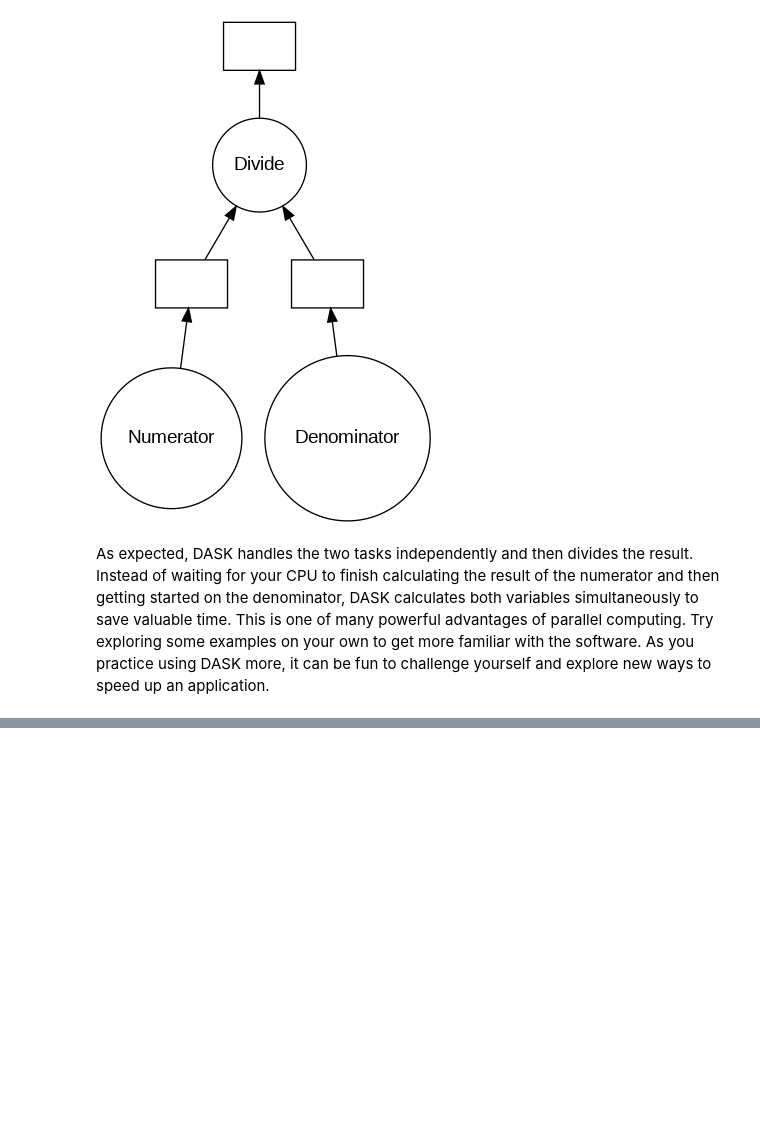
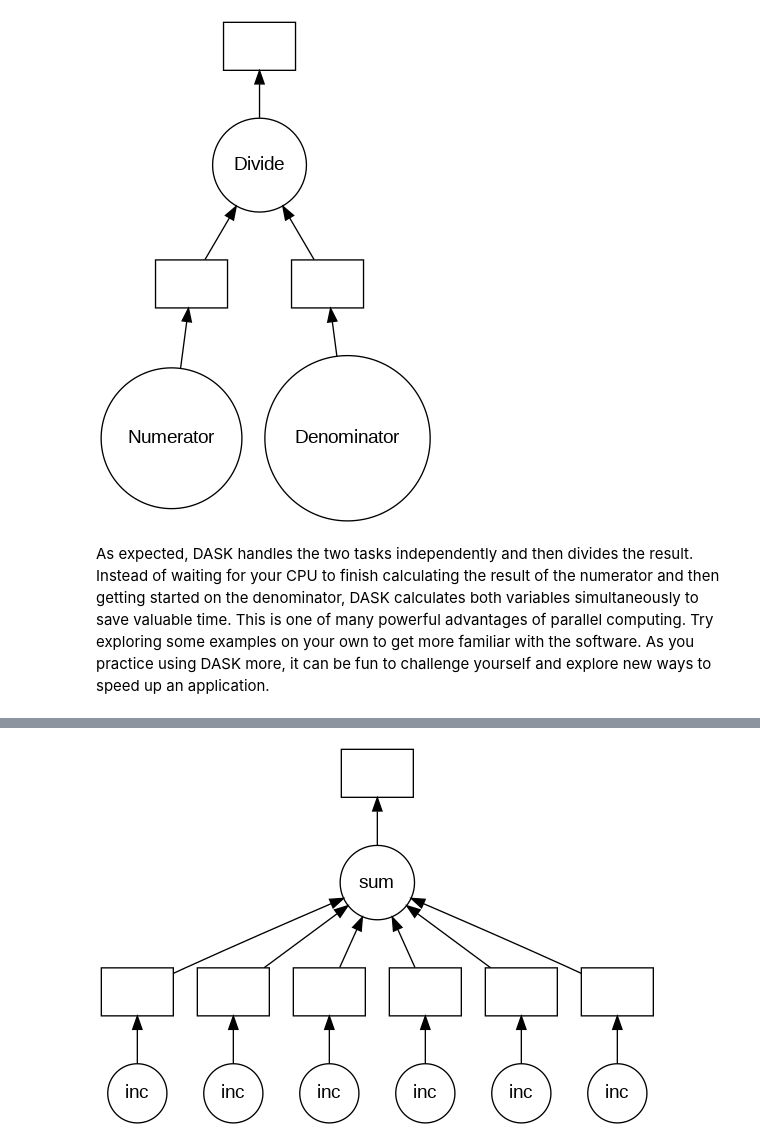
Before and after one commit to mhtattersall/Dask, a Jupyter notebook: Dask.ipynb, the cells around one changed output, grey strips where cells are left out. Cells and saved outputs as stored; diff of their text form; code cells hidden in the pictures; blank space fills up the shorter version.

```diff
--- a/Dask.ipynb
+++ b/Dask.ipynb
@@ -82,0 +133,14 @@ As expected, DASK handles the two tasks independently and then divides the resul
+# %%
+%%time
+from time import sleep
+
+data = [1,2,3,4,5,6]
+result = []
+def inc(x):
+  sleep(1)
+  return x + 1
+
+for i in data:
+  result.append(inc(i))
+
+total = sum(result)
@@ -82,0 +150,18 @@ As expected, DASK handles the two tasks independently and then divides the resul
+# %%
+%%time
+from time import sleep
+from dask import delayed
+
+data = [1,2,3,4,5,6]
+result = []
+
+@delayed
+def inc(x):
+  sleep(1)
+  return x + 1
+
+for i in data:
+  result.append(delayed(inc)(i))
+
+total = delayed(sum)(result)
+total.compute()
@@ -82,0 +172,4 @@ As expected, DASK handles the two tasks independently and then divides the resul
+# %%
+total.visualize()
+# %% [output]
+[figure, added]
```
Also changed, not shown: parts of 7 cells of this notebook.
